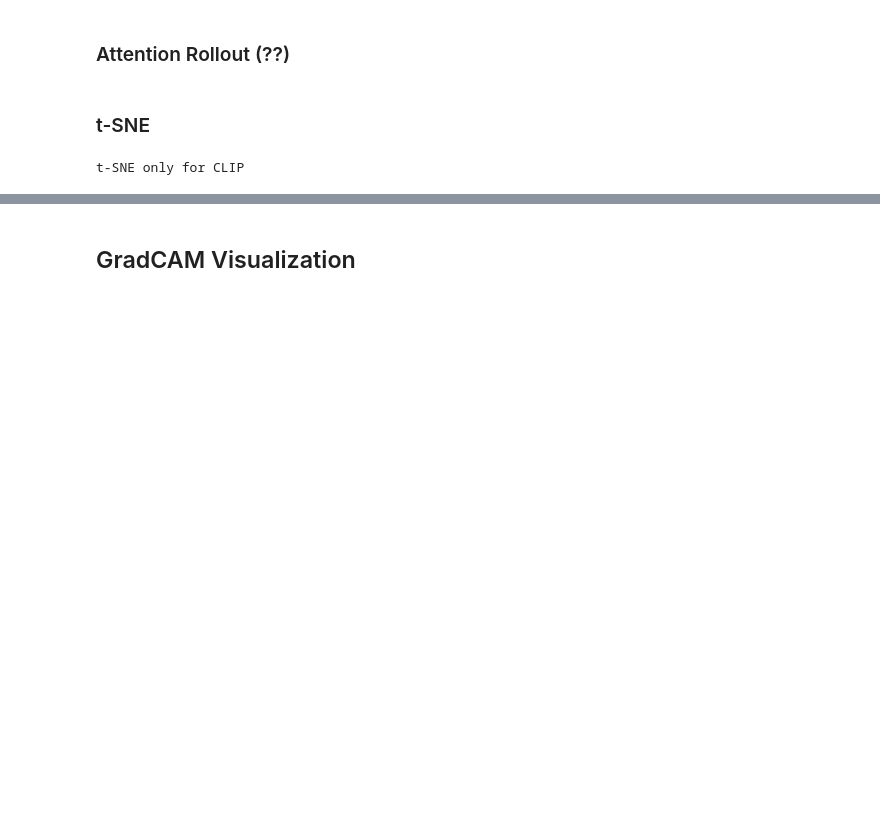
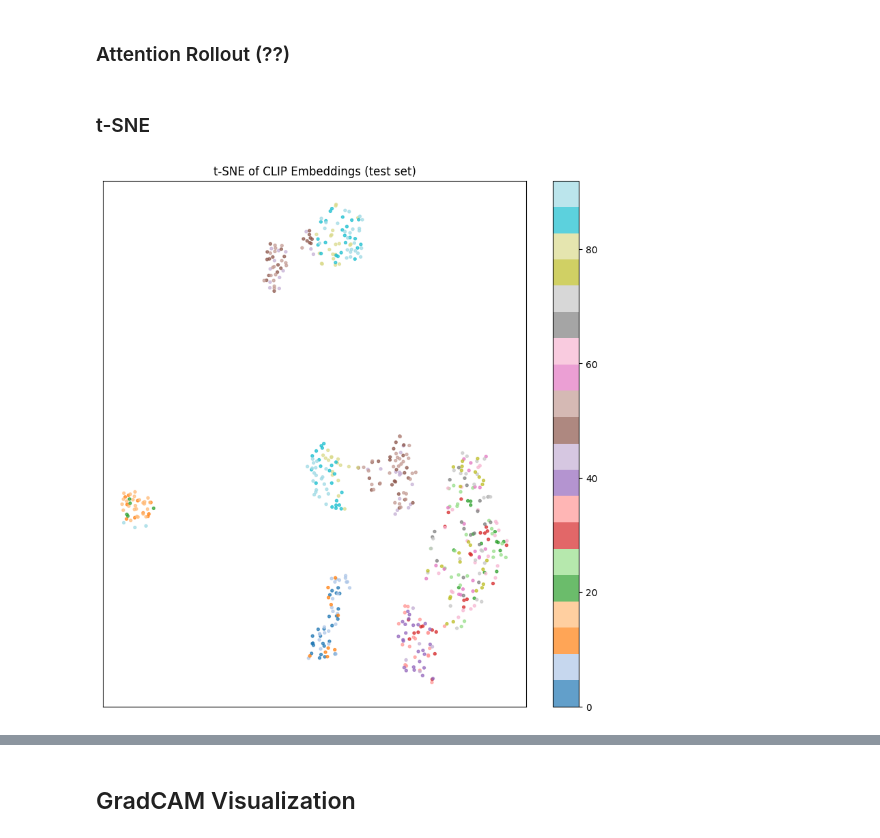
Before and after one commit to gtadams/2156-Final-Project, a Jupyter notebook: 2.156finalCNN.ipynb, the cells around one changed output, grey strips where cells are left out. Cells and saved outputs as stored; diff of their text form; code cells hidden in the pictures; blank space fills up the shorter version.

```diff
--- a/2.156finalCNN.ipynb
+++ b/2.156finalCNN.ipynb
@@ -1018,32 +952,52 @@ def visualize_attention_rollout(model_name, image_path):
 # %%
 from sklearn.manifold import TSNE
 
-if model=='CLIP':
-    model.eval().to(device)
-    all_embeddings = []
+model.eval().to(device)
+all_embeddings = []
 
-    with torch.no_grad():
-        for images, labels in test_loader:
-            images = prepare_inputs_for_model(model, images, collapse_policy='first').to(device)
-            # Get embeddings from CLIP without classifier
+with torch.no_grad():
+    for images, labels in test_loader:
+        images = prepare_inputs_for_model(model, images, collapse_policy='first').to(device)
+
+        if model_name == 'CLIP':
+            # Get CLIP embeddings
             B, V, C, H, W = images.shape
             flat_views = images.view(B * V, C, H, W)
-            feats = model.clip.encode_image(flat_views)          # [B*V, D]
+            feats = model.clip.encode_image(flat_views)
             feats = feats / feats.norm(dim=-1, keepdim=True)
-            feats = feats.view(B, V, -1).mean(dim=1)             # [B, D]
-            all_embeddings.append(feats.cpu().numpy())
+            feats = feats.view(B, V, -1).mean(dim=1)
 
-    all_embeddings = torch.cat(all_embeddings, dim=0)  # [N, D]
+        elif model_name == 'dinov2':
+            # Get DINOv2 CLS token embeddings
+            features = model.backbone.forward_features(images)
+            feats = features['x_norm_clstoken']
 
-    tsne = TSNE(n_components=2, perplexity=30, learning_rate=200, init="random", random_state=42)
-    emb_2d = tsne.fit_transform(all_embeddings)   # [N, 2]
+        elif model_name == 'ResNetWithMask':
+            # Get ResNet embeddings before FC layer
+            x = model.backbone.conv1(images)
+            x = model.backbone.bn1(x)
+            x = model.backbone.relu(x)
+            x = model.backbone.maxpool(x)
+            x = model.backbone.layer1(x)
+            x = model.backbone.layer2(x)
+            x = model.backbone.layer3(x)
+            x = model.backbone.layer4(x)
+            x = model.mask(x)  # Your spatial mask
+            x = model.backbone.avgpool(x)
+            feats = torch.flatten(x, 1)  # [B, 512]
 
-    plt.figure(figsize=(8, 8))
-    scatter = plt.scatter(emb_2d[:, 0], emb_2d[:, 1], c=all_labels, s=8, alpha=0.7, cmap='tab20')
-    plt.title("t-SNE of CLIP Embeddings (test set)")
-    plt.xticks([]); plt.yticks([])
-    plt.show()
-else:
-    print('t-SNE only for CLIP')
+        all_embeddings.append(feats.cpu().numpy())
+
+all_embeddings = np.concatenate(all_embeddings, axis=0)
+
+tsne = TSNE(n_components=2, perplexity=30, learning_rate=200, init="random", random_state=42)
+emb_2d = tsne.fit_transform(all_embeddings)
+
+plt.figure(figsize=(10, 10))
+scatter = plt.scatter(emb_2d[:, 0], emb_2d[:, 1], c=all_labels, s=8, alpha=0.7, cmap='tab20')
+plt.colorbar(scatter)
+plt.title(f"t-SNE of {model_name} Embeddings (test set)")
+plt.xticks([]); plt.yticks([])
+plt.show()
 # %% [output]
-t-SNE only for CLIP
+[figure, added]
```
Also changed, not shown: parts of 14 cells of this notebook.
